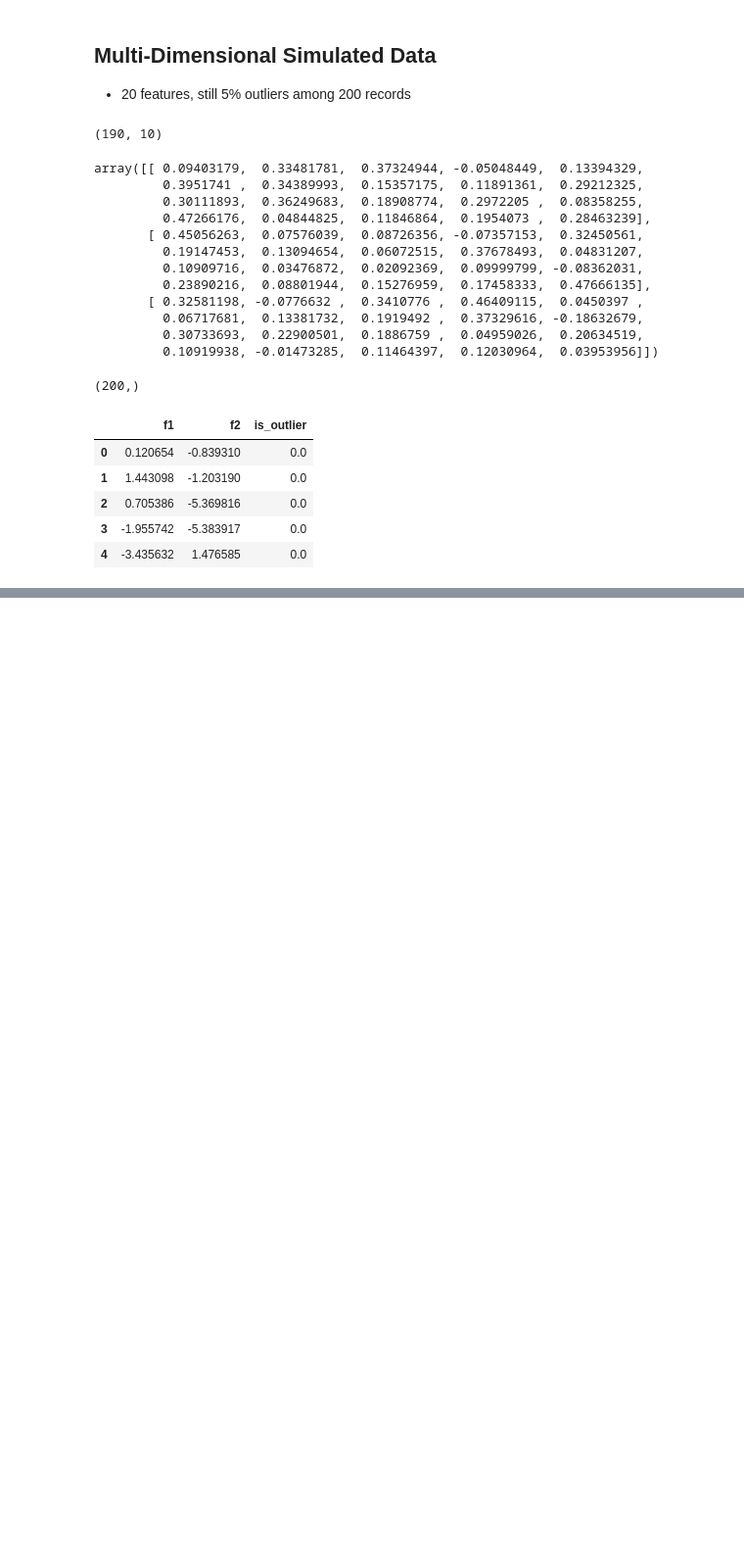
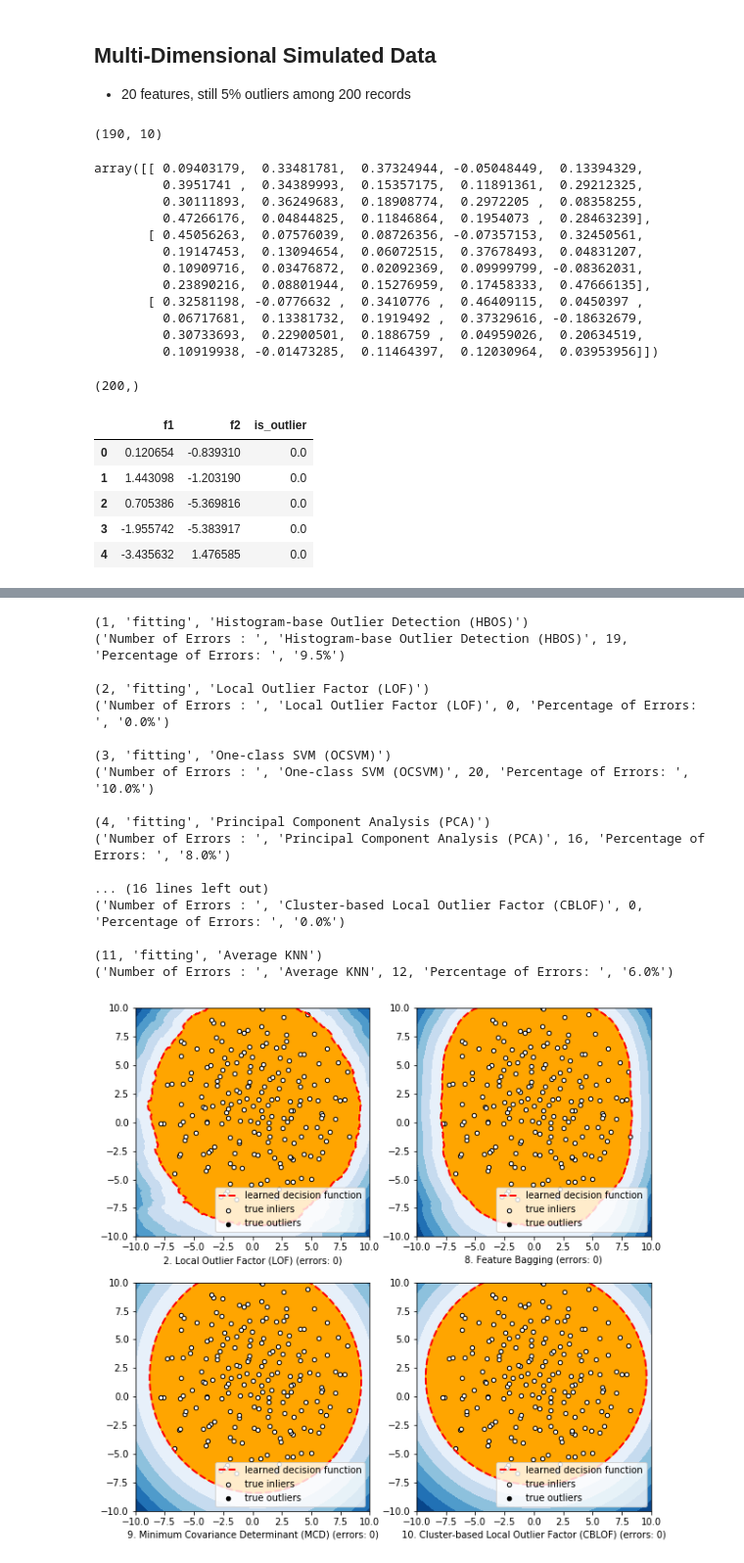
Before and after one commit to hanhanwu/Hanhan_Data_Science_Practice, a Jupyter notebook: Outliers_and_Clustering/try_PyOD.ipynb, the cells around one changed output, grey strips where cells are left out. Shown at 98% size. Cells and saved outputs as stored; diff of their text form; code cells hidden in the pictures; blank space fills up the shorter version.

```diff
--- a/Outliers_and_Clustering/try_PyOD.ipynb
+++ b/Outliers_and_Clustering/try_PyOD.ipynb
@@ -502,0 +548,5 @@ plt.show()
+# %%
+# create a meshgrid
+## 200 points, the ploted meshgrid has both x-axis, y-axis in [-10, 10] range
+xx , yy = np.meshgrid(np.linspace(-10, 10, 200), np.linspace(-10, 10, 200))
+xx
@@ -502,0 +567,64 @@ plt.show()
+# %%
+# Fit the model
+plt.figure(figsize=(10, 10))
+j = 0
+
+for i, (clf_name, clf) in enumerate(classifiers.items()):
+    print
+    print(i + 1, 'fitting', clf_name)
+    # fit the data and tag outliers
+    clf.fit(reduced_X)
+    scores_pred = clf.decision_function(reduced_X) * -1  # predicted anomaly score
+    y_pred = clf.predict(reduced_X)  # predict whether inliner or outlier
+    # threshold is the specified percentile (100 * outlier_fraction) at a list of scores_pred
+    threshold = stats.scoreatpercentile(scores_pred, 100 * outlier_fraction)
+    n_errors = (y_pred != y_train).sum()
+    print('Number of Errors : ', clf_name, n_errors, 'Percentage of Errors: ', str(n_errors*100.0/total_records)+'%')
+
+    if n_errors == 0:  # only plot those all predicted right
+        # plot the results
+        Z = clf.decision_function(np.c_[xx.ravel(), yy.ravel()]) * -1  # predicted anomaly score for each (x,y) point on meshgrid
+        Z = Z.reshape(xx.shape)
+        subplot = plt.subplot(2,2, j + 1)
+
+        # fill blue colormap from minimum anomaly score to threshold value
+        subplot.contourf(xx, yy, Z, levels=np.linspace(Z.min(), threshold, 7),
+                             cmap=plt.cm.Blues_r)
+        # draw red contour line where anomaly score is equal to threshold
+        a = subplot.contour(xx, yy, Z, levels=[threshold],
+                                linewidths=2, colors='red')
+        # fill orange contour lines where range of anomaly score is from threshold to maximum anomaly score
+        subplot.contourf(xx, yy, Z, levels=[threshold, Z.max()], colors='orange')
+        # inliner white dots; outlier black dots
+        b = subplot.scatter(reduced_X[:-n_outliers, 0], reduced_X[:-n_outliers, 1], c='white', s=20, edgecolor='k')
+        c = subplot.scatter(reduced_X[-n_outliers:, 0], reduced_X[-n_outliers:, 1], c='black', s=20, edgecolor='k')
+        subplot.axis('tight')
+        subplot.legend(
+                [a.collections[0], b, c],
+                ['learned decision function', 'true inliers', 'true outliers'],
+                prop=matplotlib.font_manager.FontProperties(size=10),
+                loc='lower right')
+        subplot.set_xlabel("%d. %s (errors: %d)" % (i + 1, clf_name, n_errors))
+        subplot.set_xlim((-10, 10))
+        subplot.set_ylim((-10, 10))
+        j += 1
+plt.show()
+# %% [output]
+(1, 'fitting', 'Histogram-base Outlier Detection (HBOS)')
+('Number of Errors : ', 'Histogram-base Outlier Detection (HBOS)', 19, 'Percentage of Errors: ', '9.5%')
+
+(2, 'fitting', 'Local Outlier Factor (LOF)')
+('Number of Errors : ', 'Local Outlier Factor (LOF)', 0, 'Percentage of Errors: ', '0.0%')
+
+(3, 'fitting', 'One-class SVM (OCSVM)')
+('Number of Errors : ', 'One-class SVM (OCSVM)', 20, 'Percentage of Errors: ', '10.0%')
+
+(4, 'fitting', 'Principal Component Analysis (PCA)')
+('Number of Errors : ', 'Principal Component Analysis (PCA)', 16, 'Percentage of Errors: ', '8.0%')
+
+... (16 lines left out)
+('Number of Errors : ', 'Cluster-based Local Outlier Factor (CBLOF)', 0, 'Percentage of Errors: ', '0.0%')
+
+(11, 'fitting', 'Average KNN')
+('Number of Errors : ', 'Average KNN', 12, 'Percentage of Errors: ', '6.0%')
+[figure, added]
```
Also changed, not shown: parts of 9 cells of this notebook.
